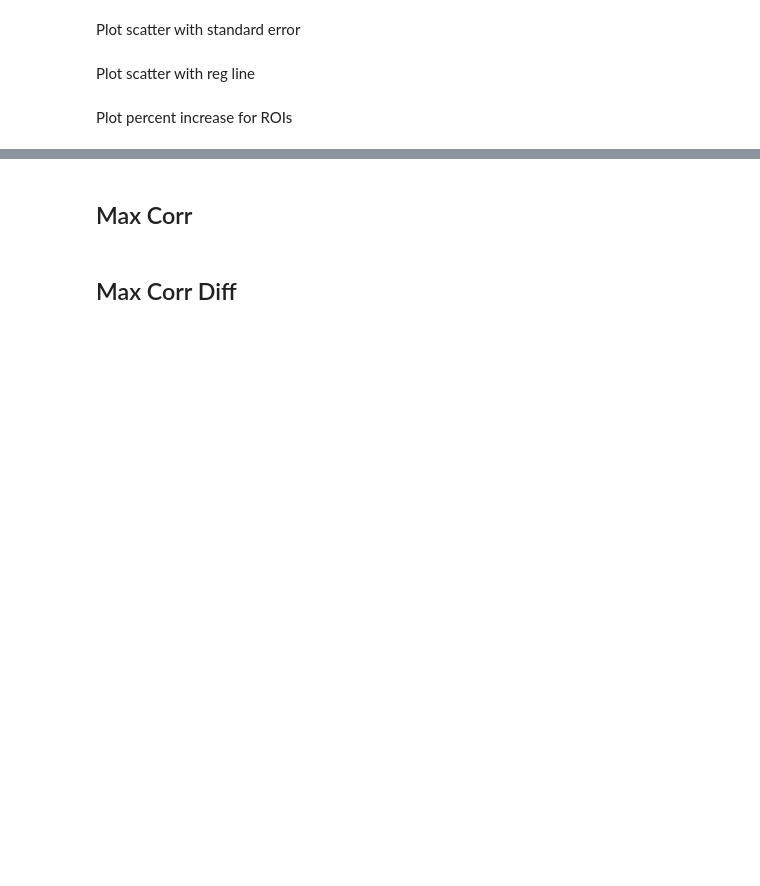
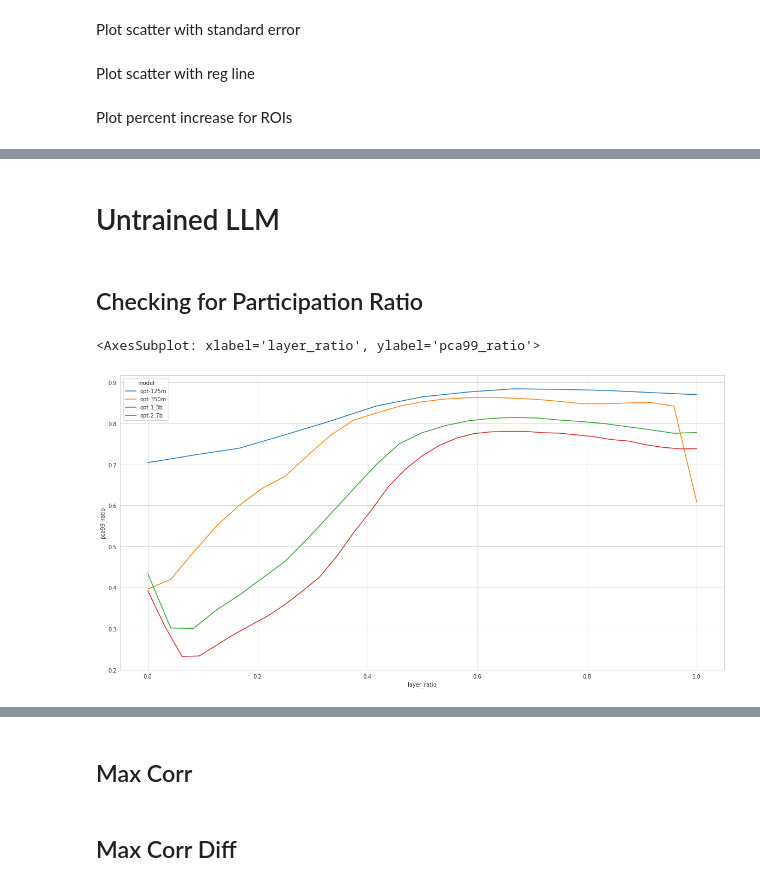
Before and after one commit to hassonlab/247-plotting, a Jupyter notebook: scripts/tfspaper_mia.ipynb, the cells around one changed output, grey strips where cells are left out. Drawn from its saved outputs; the diff is of its cells as text; code cells hidden in the pictures; blank space fills up the shorter version.

```diff
--- a/scripts/tfspaper_mia.ipynb
+++ b/scripts/tfspaper_mia.ipynb
@@ -30,9 +31,11 @@ def fdr(pvals):
 # %%
 # MODELS = ["distilgpt2", "gpt2", "gpt2-medium", "gpt2-large", "gpt2-xl"]
 MODELS = ["gpt-neo-125M", "gpt-neo-1.3B", "gpt-neo-2.7B", "gpt-neox-20b"]
+# MODELS = ["gpt-neo-125M", "gpt-neo-1.3B", "gpt-neo-2.7B"]
 # MODELS = ["opt-125m", "opt-350m", "opt-1.3b", "opt-2.7b", "opt-6.7b", "opt-13b","opt-30b-q","opt-66b-q"]
 # MODELS = ["opt-30b-q","opt-66b-q"]
 # MODELS = ["Llama-2-7b-hf","Llama-2-13b-hf","Llama-2-70b-hf-q"]
+# MODELS = ["gemma-2b", "gemma-7b"]
 
 MODEL_LAYERS = { # model: [first, mid, last, size]
     "gpt-neo-125M":[0,6,12,125000000],
@@ -63,6 +66,8 @@ MODEL_LAYERS = { # model: [first, mid, last, size]
     # "opt-13b-q":[0,20,40,13000000000],
     "opt-30b-q":[1,24,48,30000000000],
     "opt-66b-q":[1,32,64,66000000000],
+    "gemma-2b":[0,9,18,2000000000],
+    "gemma-7b":[1,14,28,7000000000],
 }
 # %% [markdown]
 ## Encoding Layers
@@ -391,0 +435,22 @@ plt.savefig("../percent_rois.svg")
+# %%
+df_perp = pd.read_csv(("../data/plotting/paper-mia/perplexity.csv"))
+df_perp = df_perp[~df_perp.stride_half_cnxt.isna()]
+
+sns.set_style('whitegrid')
+snsplt = sns.lineplot(
+    data=df_perp,
+    x="model_size",
+    y="stride_512",
+    hue="model_family",
+    marker="o",
+    markersize=10,
+    # alpha = 0.5,
+    linestyle='',
+    err_style='bars',
+    errorbar="se",
+    # hue_order=["gpt2","llama2","opt","gpt-neo","llama2-q","opt-q"]
+    hue_order=["gpt2","llama2-q","opt-q","gpt-neo"]
+)
+snsplt.set(xscale='log')
+
+plt.savefig("../perp_512.svg")
@@ -391,0 +770,2 @@ plt.savefig("../percent_rois.svg")
+# %% [markdown]
+# Untrained LLM
@@ -391,0 +896,17 @@ plt.savefig("../percent_rois.svg")
+# %% [markdown]
+## Checking for Participation Ratio
+# %%
+pr_df = pd.read_csv("../../247-encoding/dimensions_podcast.csv").iloc[:,0:8]
+
+pr_df["layer_ratio"] = pr_df.layer / pr_df.model.apply(lambda x: MODEL_LAYERS[x][2])
+pr_df["pca99_ratio"] = pr_df.pca99 / pr_df[["sample", "dim"]].min(axis=1)
+pr_df["pca95_ratio"] = pr_df.pca95 / pr_df[["sample", "dim"]].min(axis=1)
+pr_df
+pr_df = pr_df.loc[pr_df.family.eq("opt"),:]
+# pr_df = pr_df.loc[pr_df.layer_ratio.ne(0) & pr_df.layer_ratio.ne(1),:]
+
+fig, axes = plt.subplots(1,1, figsize=(20,10))
+sns.lineplot(data=pr_df,x="layer_ratio",y="pca99_ratio",hue="model")
+# %% [output]
+<AxesSubplot: xlabel='layer_ratio', ylabel='pca99_ratio'>
+[figure, added]
```
Also changed, not shown: parts of 59 cells of this notebook, 18 other files.
